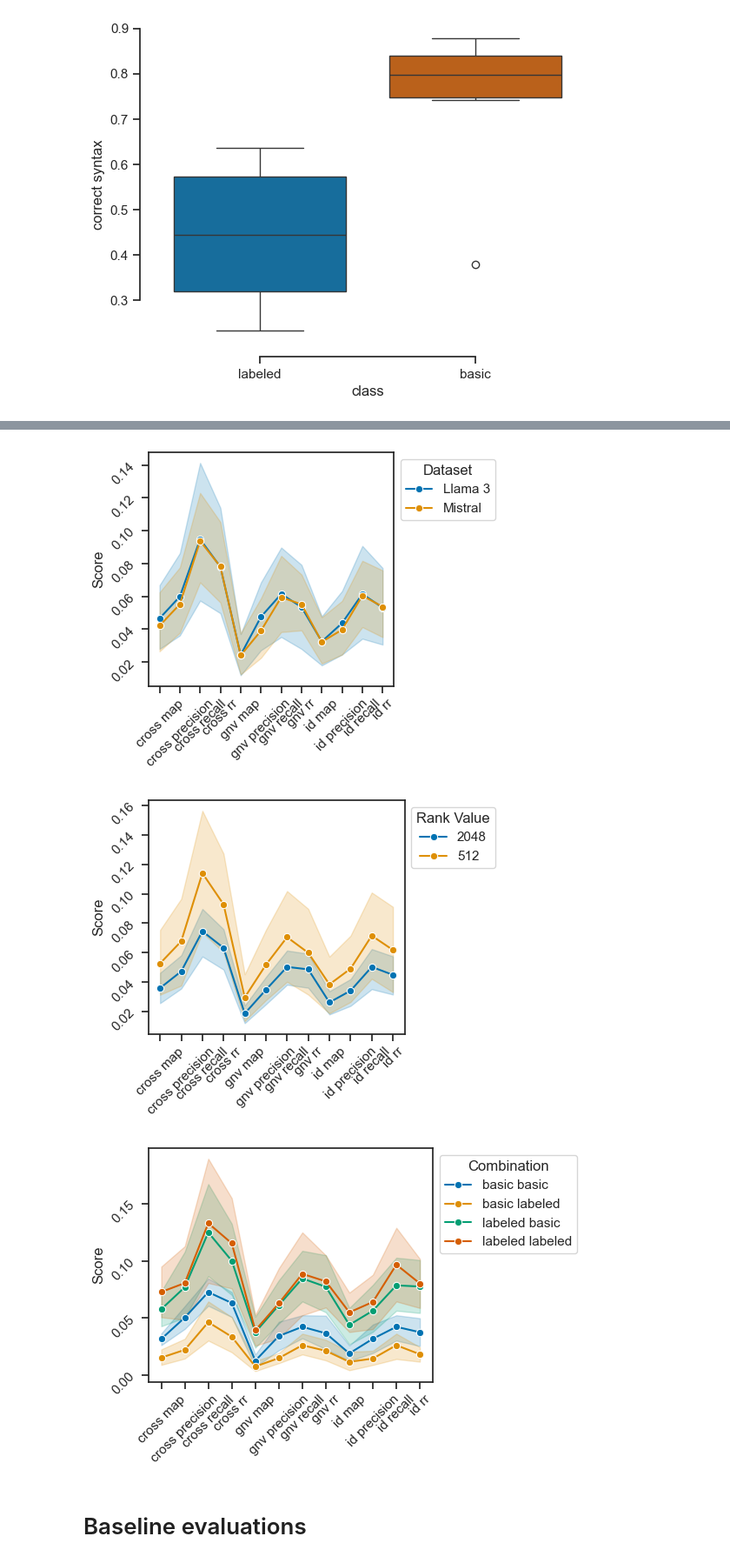
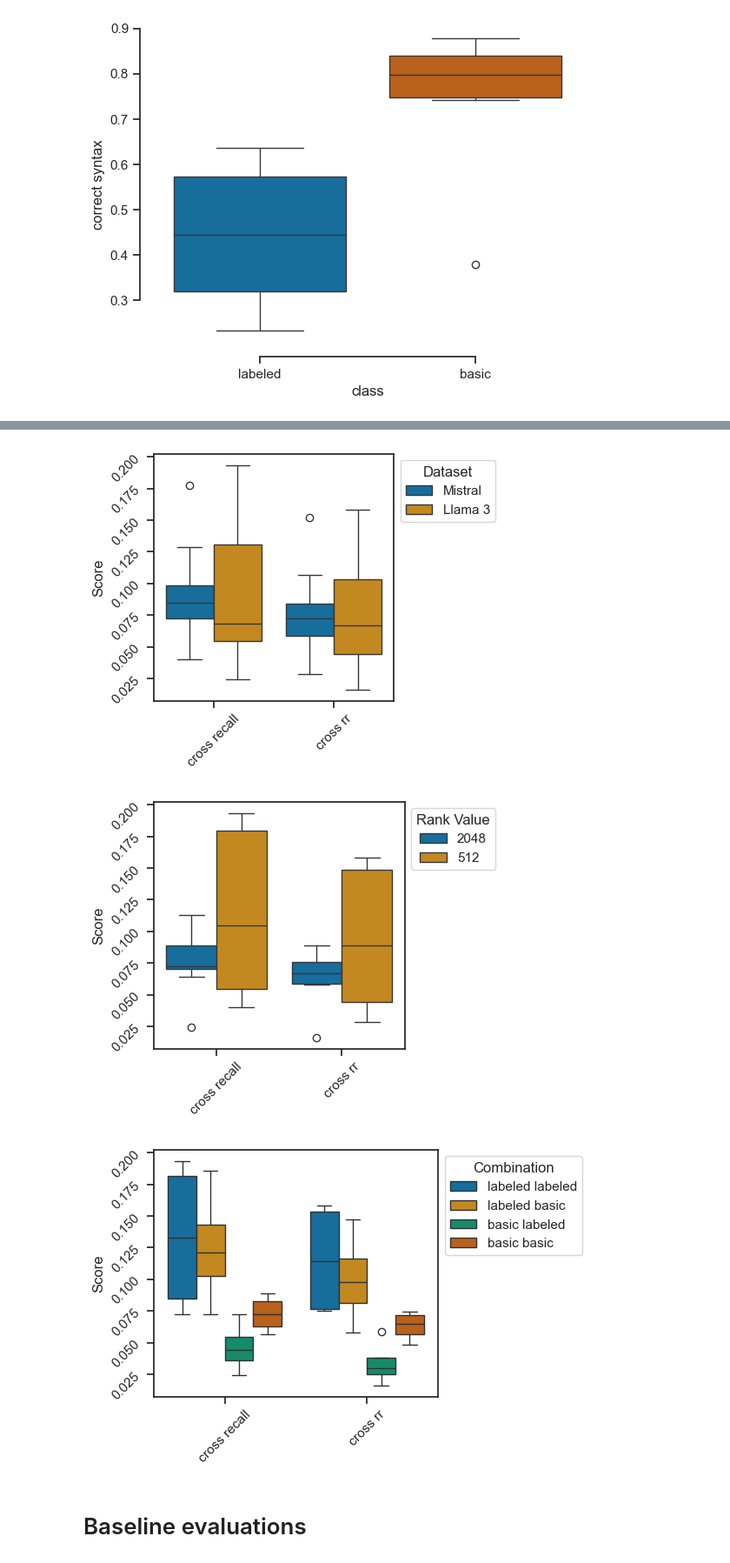
Before and after one commit to Gratic/Finetuning-LLM-for-SPARQL-generation, a Jupyter notebook: scripts/experiment_results.ipynb, the cells around one changed output, grey strips where cells are left out. Shown at 87% size. Saved outputs shown, nothing was run; the diff lists cells and outputs as text; code cells hidden in the pictures.

```diff
--- a/scripts/experiment_results.ipynb
+++ b/scripts/experiment_results.ipynb
@@ -482,8 +464,8 @@ sns.despine(offset=10, trim=True)
 # %% [output]
 [figure]
 # %%
-b_v_t_mt_metrics = ["dataset", "rvalue", "input", "target", 'input-target', "bleu", "meteor", "rouge1", "rouge2", "rougeL", "rougeLsum", "correct syntax"]
-b_v_t_ir_metrics = ["dataset", "rvalue", "input", "target", 'input-target', "cross map", "cross precision", "cross recall", "cross rr", "gnv map", "gnv precision", "gnv recall", "gnv rr", "id map", "id precision", "id recall", "id rr"]
+b_v_t_mt_metrics = ["dataset", "rvalue", "input", "target", 'input-target', "meteor", "rouge2", "correct syntax"]
+b_v_t_ir_metrics = ["dataset", "rvalue", "input", "target", 'input-target', "cross recall", "cross rr"]
 
 mixed['rvalue'] = mixed['Name'].apply(lambda x: x.split(" ")[0].replace('rv', ''))
 mixed['input'] = mixed['Name'].apply(lambda x: x.split(" ")[1].replace('template', 'labeled'))
@@ -491,16 +473,16 @@ mixed['target'] = mixed['Name'].apply(lambda x: x.split(" ")[2].replace('templat
 mixed['input-target'] = mixed['Name'].apply(lambda x: x.split(" ")[1].replace('template', 'labeled') + " " + x.split(" ")[2].replace('template', 'labeled'))
 # mixed.head()
 # %%
-b_v_t_mt_metrics_impact = mixed[b_v_t_mt_metrics].groupby(["dataset", "rvalue", "input", "target", 'input-target'])[['bleu', 'meteor', 'rouge1', 'rouge2', 'rougeL', 'rougeLsum', 'correct syntax']].mean().reset_index()
+b_v_t_mt_metrics_impact = mixed[b_v_t_mt_metrics]
 df_melted_b_v_t_mt_metrics_impact = b_v_t_mt_metrics_impact.melt(id_vars=["dataset", "rvalue", "input", "target", 'input-target'], var_name='metric', value_name='score')
 
-b_v_t_ir_metrics_impact = mixed[b_v_t_ir_metrics].groupby(["dataset", "rvalue", "input", "target", 'input-target'])[["cross map", "cross precision", "cross recall", "cross rr", "gnv map", "gnv precision", "gnv recall", "gnv rr", "id map", "id precision", "id recall", "id rr"]].mean().reset_index()
+b_v_t_ir_metrics_impact = mixed[b_v_t_ir_metrics]
 df_melted_b_v_t_ir_metrics_impact = b_v_t_ir_metrics_impact.melt(id_vars=["dataset", "rvalue", "input", "target", 'input-target'], var_name='metric', value_name='score')
 
 sns.set_theme(style="ticks", palette="colorblind")
 
 fig = plt.figure(figsize=(5, 4))
-sns.lineplot(data=df_melted_b_v_t_mt_metrics_impact, x='metric', y='score', hue='dataset', marker='o')
+sns.boxplot(data=df_melted_b_v_t_mt_metrics_impact, x='metric', y='score', hue='dataset')
 plt.xlabel(None)
 plt.ylabel('Score')
 plt.tick_params(rotation=45)
@@ -509,7 +491,7 @@ fig.tight_layout()
 plt.show()
 
 fig = plt.figure(figsize=(5, 4))
-sns.lineplot(data=df_melted_b_v_t_mt_metrics_impact, x='metric', y='score', hue='rvalue', marker='o')
+sns.boxplot(data=df_melted_b_v_t_mt_metrics_impact, x='metric', y='score', hue='rvalue')
 plt.xlabel(None)
 plt.ylabel('Score')
 plt.tick_params(rotation=45)
@@ -536,7 +518,7 @@ plt.show()
 # plt.show()
 
 fig = plt.figure(figsize=(6, 4))
-sns.lineplot(data=df_melted_b_v_t_mt_metrics_impact, x='metric', y='score', hue='input-target', marker='o')
+sns.boxplot(data=df_melted_b_v_t_mt_metrics_impact, x='metric', y='score', hue='input-target')
 plt.xlabel(None)
 plt.ylabel('Score')
 plt.tick_params(rotation=45)
@@ -545,7 +527,7 @@ fig.tight_layout()
 plt.show()
 
 fig = plt.figure(figsize=(5, 4))
-sns.lineplot(data=df_melted_b_v_t_ir_metrics_impact, x='metric', y='score', hue='dataset', marker='o')
+sns.boxplot(data=df_melted_b_v_t_ir_metrics_impact, x='metric', y='score', hue='dataset')
 plt.xlabel(None)
 plt.ylabel('Score')
 plt.tick_params(rotation=45)
@@ -554,7 +536,7 @@ fig.tight_layout()
 plt.show()
 
 fig = plt.figure(figsize=(5, 4))
-sns.lineplot(data=df_melted_b_v_t_ir_metrics_impact, x='metric', y='score', hue='rvalue', marker='o')
+sns.boxplot(data=df_melted_b_v_t_ir_metrics_impact, x='metric', y='score', hue='rvalue')
 plt.xlabel(None)
 plt.ylabel('Score')
 plt.tick_params(rotation=45)
@@ -563,7 +545,7 @@ fig.tight_layout()
 plt.show()
 
 fig = plt.figure(figsize=(6, 4))
-sns.lineplot(data=df_melted_b_v_t_ir_metrics_impact, x='metric', y='score', hue='input-target', marker='o')
+sns.boxplot(data=df_melted_b_v_t_ir_metrics_impact, x='metric', y='score', hue='input-target')
 plt.xlabel(None)
 plt.ylabel('Score')
 plt.tick_params(rotation=45)
@@ -577,6 +559,6 @@ plt.show()
-[figure, old version]
+[figure, new version]
-[figure, old version]
+[figure, new version]
-[figure, old version]
+[figure, new version]
 # %% [markdown]
 # Baseline evaluations
 # %%
```
Also changed, not shown: parts of 14 cells of this notebook, 1 other file.
